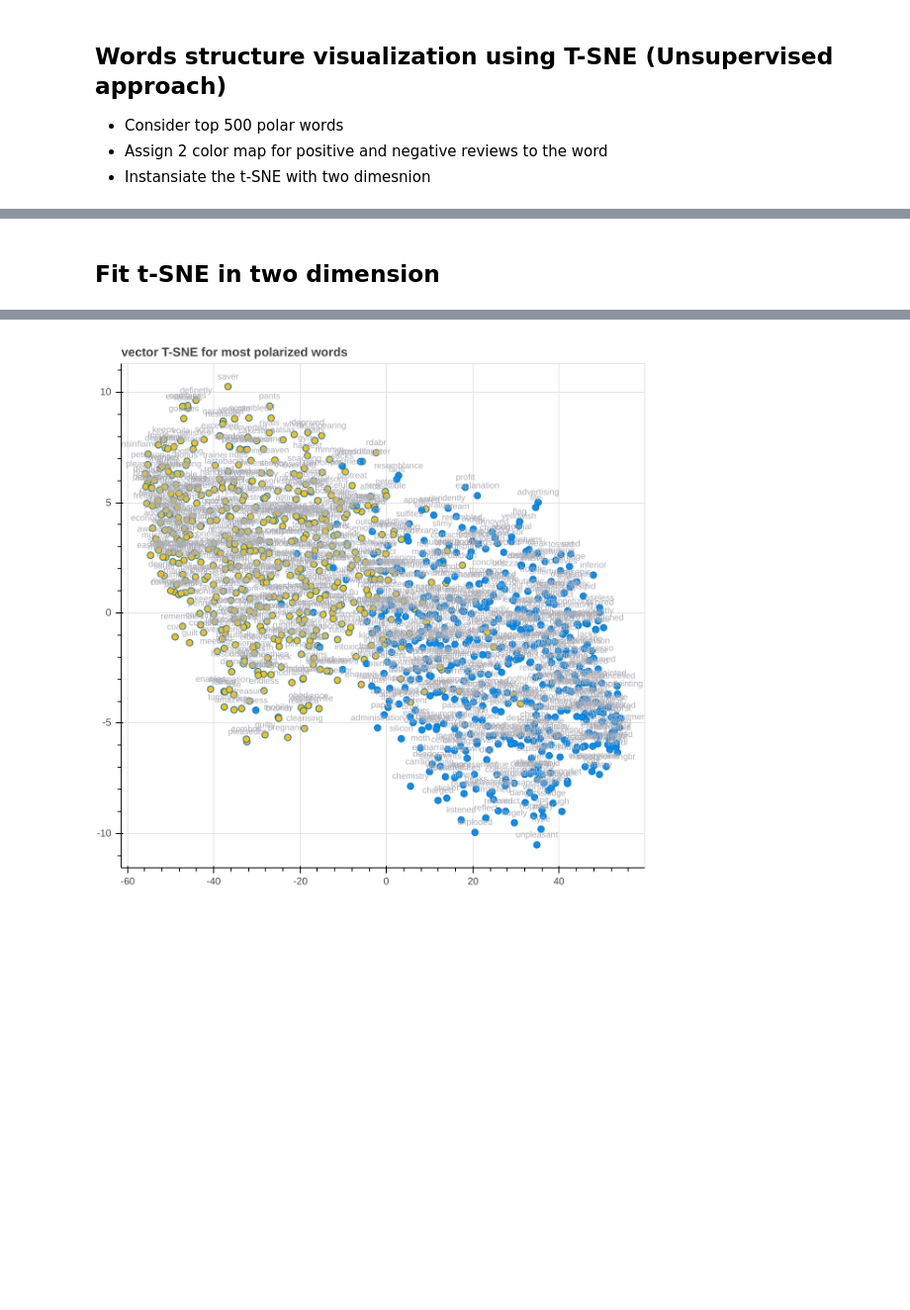
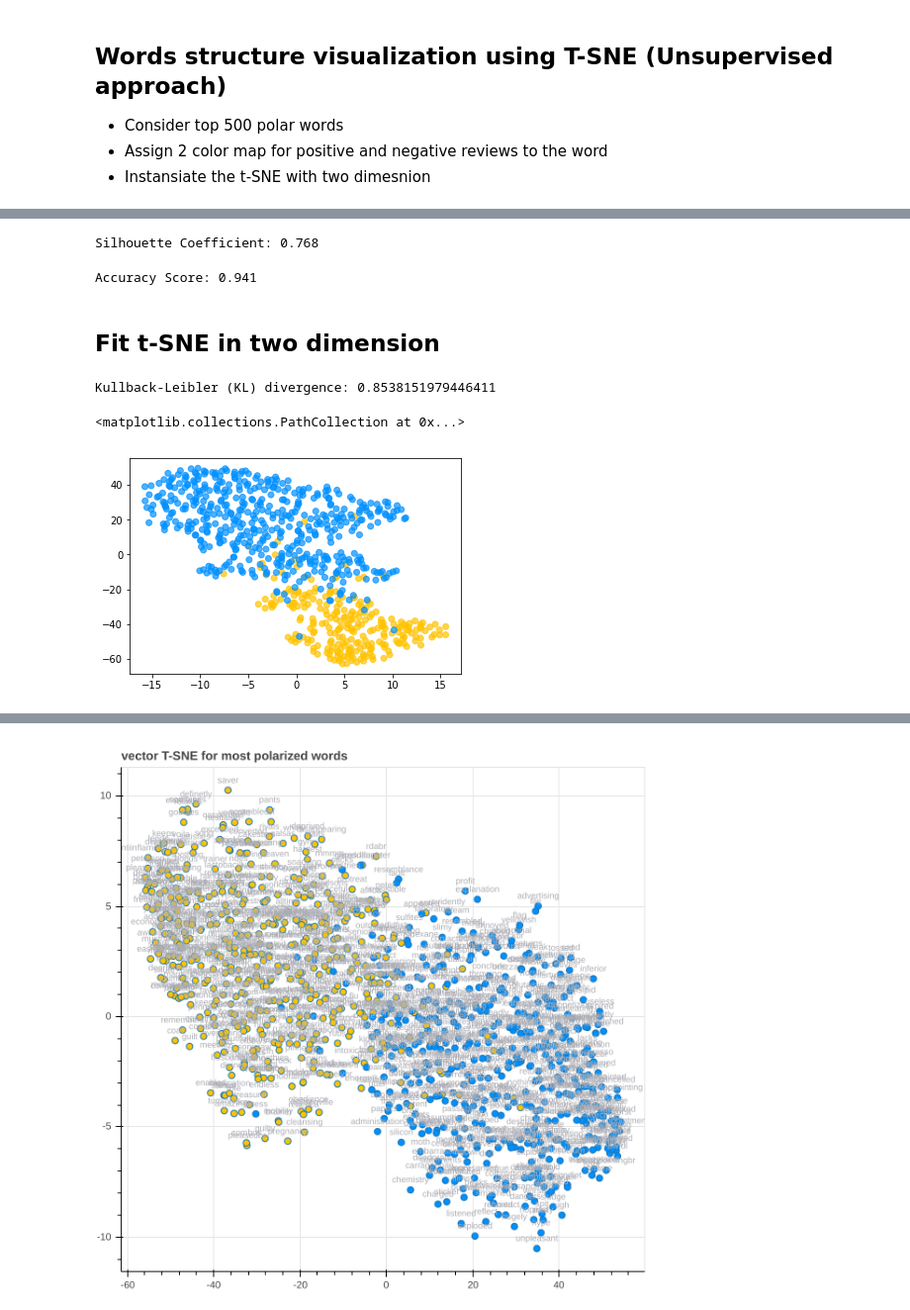
Before and after one commit to ania4data/Sentiment_study_Amazon_fine_food_review, a Jupyter notebook: amazon_finefood_review_capstone.ipynb, the cells around one changed output, grey strips where cells are left out. Shown at 99% size. Cells and saved outputs as stored; diff of their text form; code cells hidden in the pictures; blank space fills up the shorter version.

```diff
--- a/amazon_finefood_review_capstone.ipynb
+++ b/amazon_finefood_review_capstone.ipynb
@@ -1871,3 +1981,13 @@ for word in words_to_visualize:
+# %%
+print("Silhouette Coefficient: %0.3f"
+      % metrics.silhouette_score(X_, labels, metric='sqeuclidean'))
+# %% [output]
+Silhouette Coefficient: 0.768
+# %%
+print("Accuracy Score: %0.3f"
+      % accuracy_score(labels_true, labels))
+# %% [output]
+Accuracy Score: 0.941
 # %% [markdown]
 ## Fit t-SNE in two dimension
 # %%
@@ -1876,3 +1996,12 @@ for word in words_to_visualize:
 from sklearn.manifold import TSNE
 tsne = TSNE(n_components=2, random_state=0)
 words_top_ted_tsne = tsne.fit_transform(vectors_list)
+# %%
+print('Kullback-Leibler (KL) divergence:', tsne.kl_divergence_)
+# %% [output]
+Kullback-Leibler (KL) divergence: 0.8538151979446411
+# %%
+plt.scatter(words_top_ted_tsne[:,0], words_top_ted_tsne[:,1], c = colors_list, alpha=0.7)
+# %% [output]
+<matplotlib.collections.PathCollection at 0x...>
+[figure, added]
```
Also changed, not shown: parts of 21 cells of this notebook.
